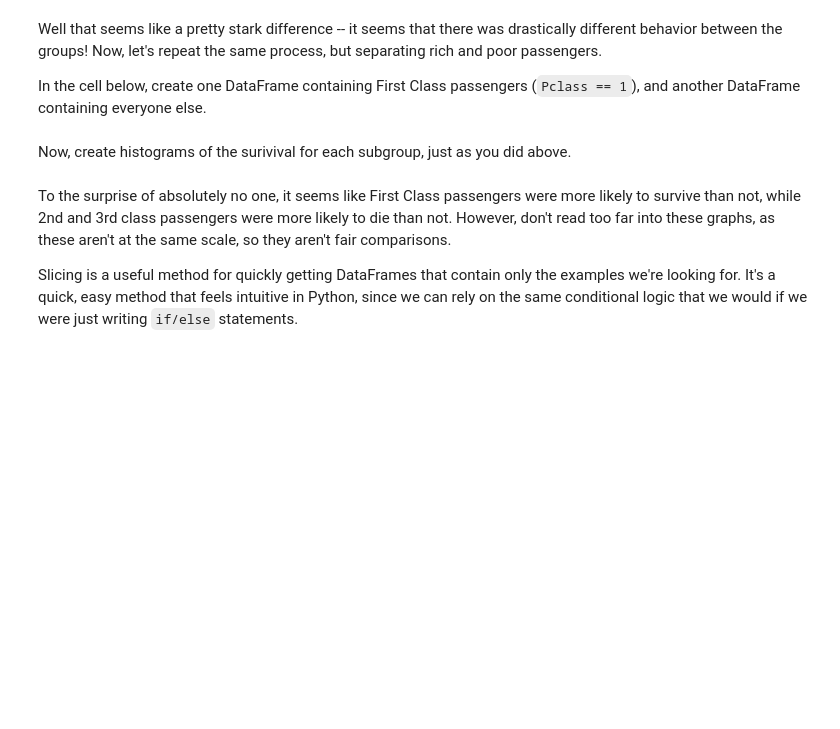
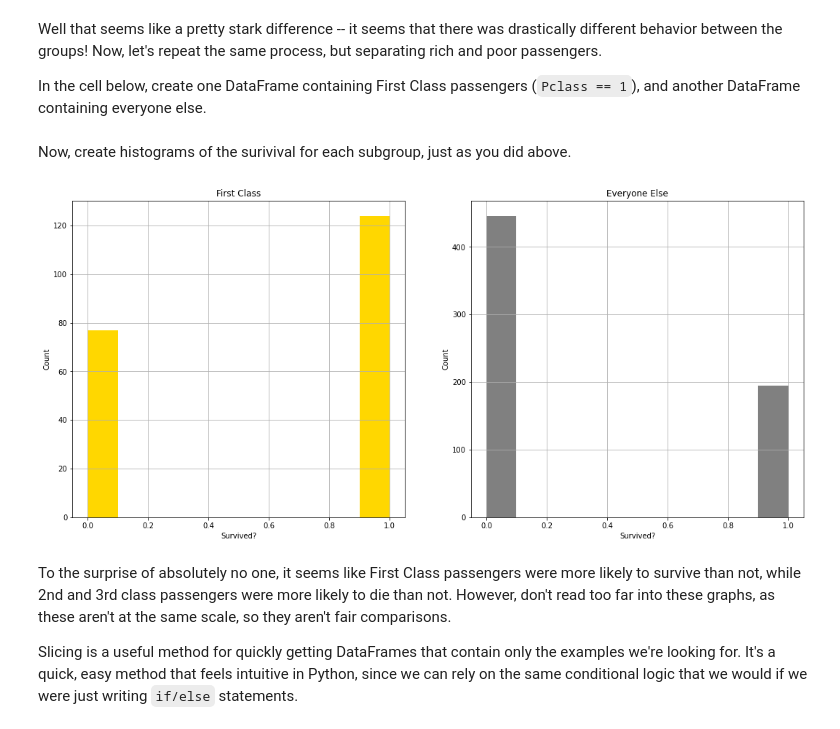
Before and after one commit to Freddy-2021/dsc-using-sql-with-pandas-lab, a Jupyter notebook: index.ipynb, the cells around one changed output. Saved outputs shown, nothing was run; the diff lists cells and outputs as text; code cells hidden in the pictures; blank space fills up the shorter version.

```diff
--- a/index.ipynb
+++ b/index.ipynb
@@ -90,2 +160,5 @@ second_third_class_df = None
+# %%
+first_class_df = df.loc[df["Pclass"].str.contains("1")]
+second_third_class_df = df.loc[((df["Pclass"].str.contains("2")) | (df["Pclass"].str.contains("3"))) ]
 # %% [markdown]
 Now, create histograms of the surivival for each subgroup, just as you did above.
@@ -94,3 +165,18 @@ Now, create histograms of the surivival for each subgroup, just as you did above
+# %%
+fig, axes = plt.subplots(ncols=2, nrows=1, figsize=(18, 8)) # Two figures side by side
+ax_lft = axes[0]
+first_class_df['Survived'].hist(ax=ax_lft, color='gold')
+ax_lft.set_title('First Class')
+ax_lft.set_xlabel('Survived?')
+ax_lft.set_ylabel('Count')
+
+ax_rght = axes[1]
+second_third_class_df['Survived'].hist(ax=ax_rght, color='grey')
+ax_rght.set_title('Everyone Else')
+ax_rght.set_xlabel('Survived?')
+ax_rght.set_ylabel('Count');
+# %% [output]
+[figure, added]
 # %% [markdown]
 To the surprise of absolutely no one, it seems like First Class passengers were more likely to survive than not, while 2nd and 3rd class passengers were more likely to die than not.  However, don't read too far into these graphs, as these aren't at the same scale, so they aren't fair comparisons.
 
```
Also changed, not shown: parts of 36 cells of this notebook.
